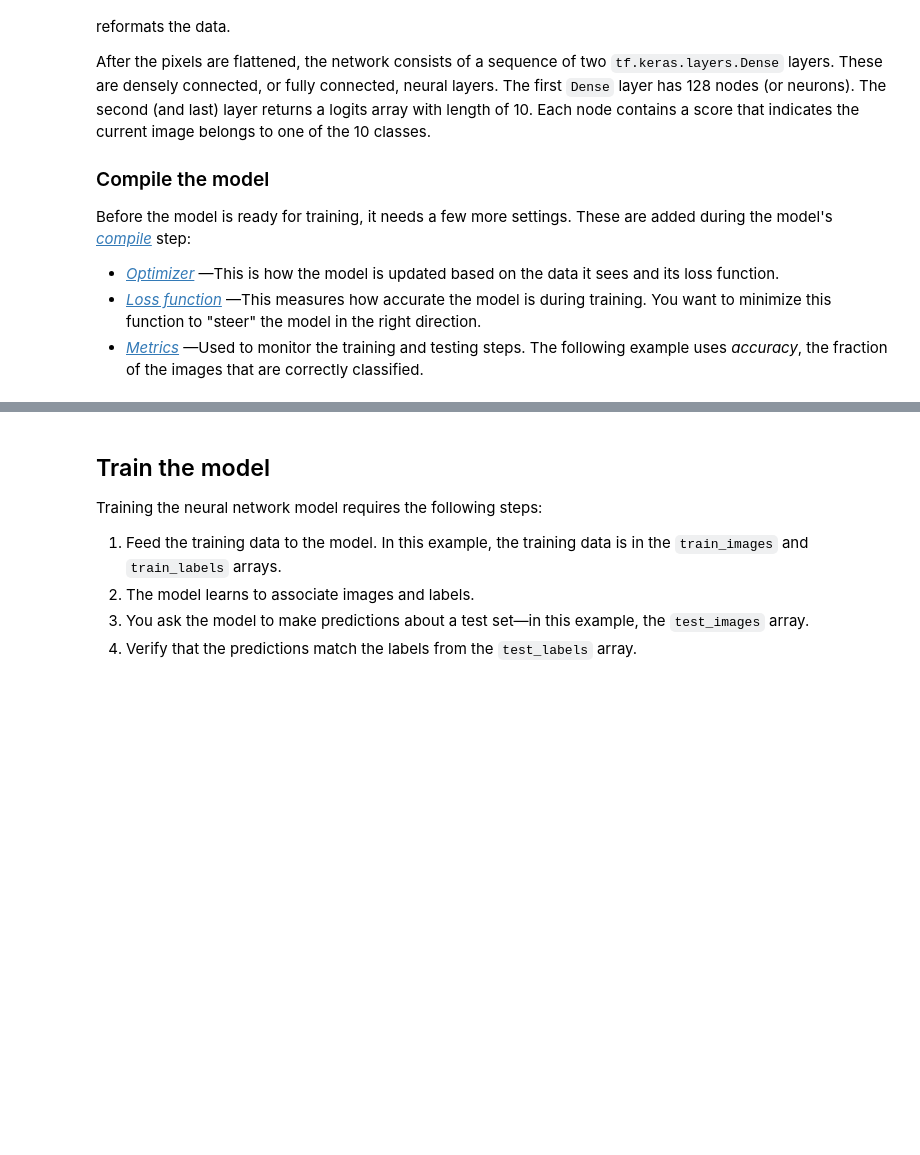
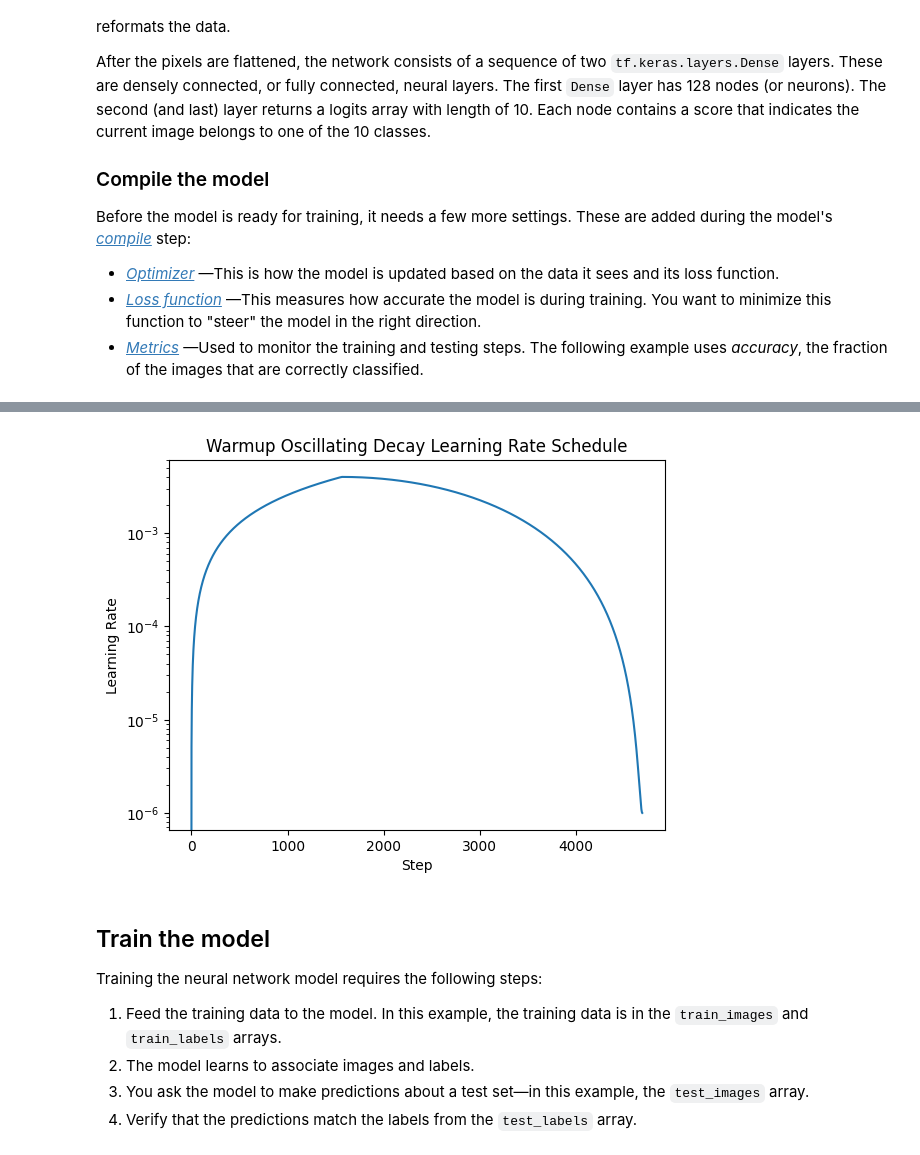
Before and after one commit to alon1samuel/various_classifications, a Jupyter notebook: classify_local_cifar.ipynb, the cells around one changed output, grey strips where cells are left out. Cells and saved outputs as stored; diff of their text form; code cells hidden in the pictures; blank space fills up the shorter version.

```diff
--- a/classify_local_cifar.ipynb
+++ b/classify_local_cifar.ipynb
@@ -161,3 +273,12 @@ Before the model is ready for training, it needs a few more settings. These are
+# %%
+plt.plot(steps, learning_rates)
+plt.xlabel('Step')
+plt.ylabel('Learning Rate')
+plt.title('Warmup Oscillating Decay Learning Rate Schedule')
+plt.yscale('log')
+plt.show()
+# %% [output]
+[figure, added]
 # %%
 cce = tf.keras.losses.CategoricalCrossentropy(from_logits=True, label_smoothing=0.1)
 def categorical_crossentropy_loss(y_true, y_pred):
```
Also changed, not shown: parts of 10 cells of this notebook.
